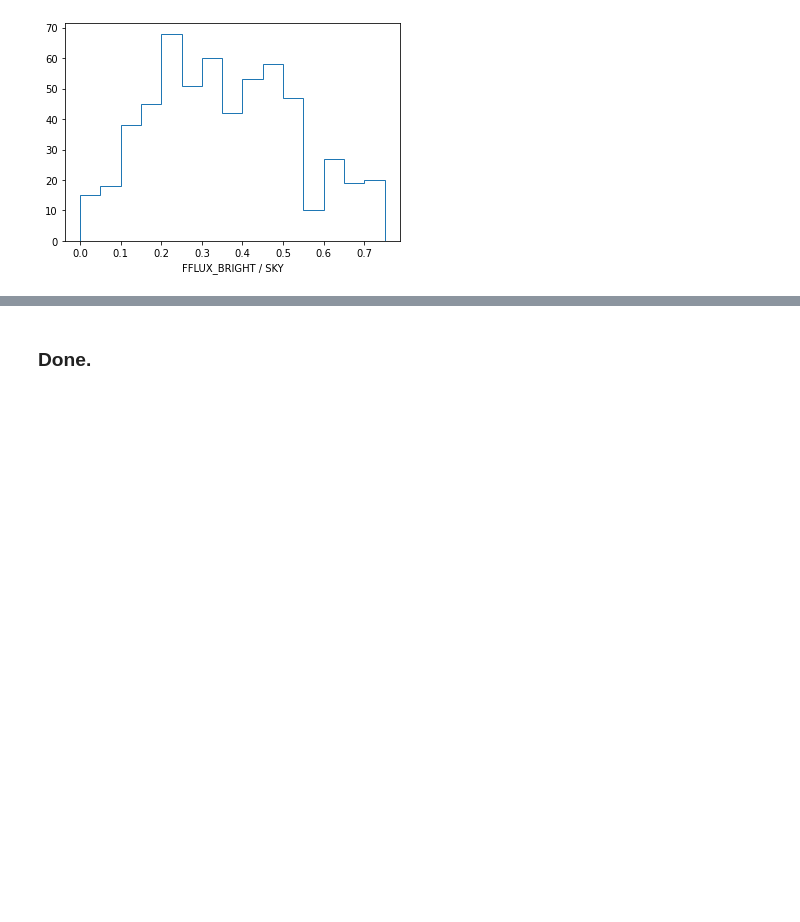
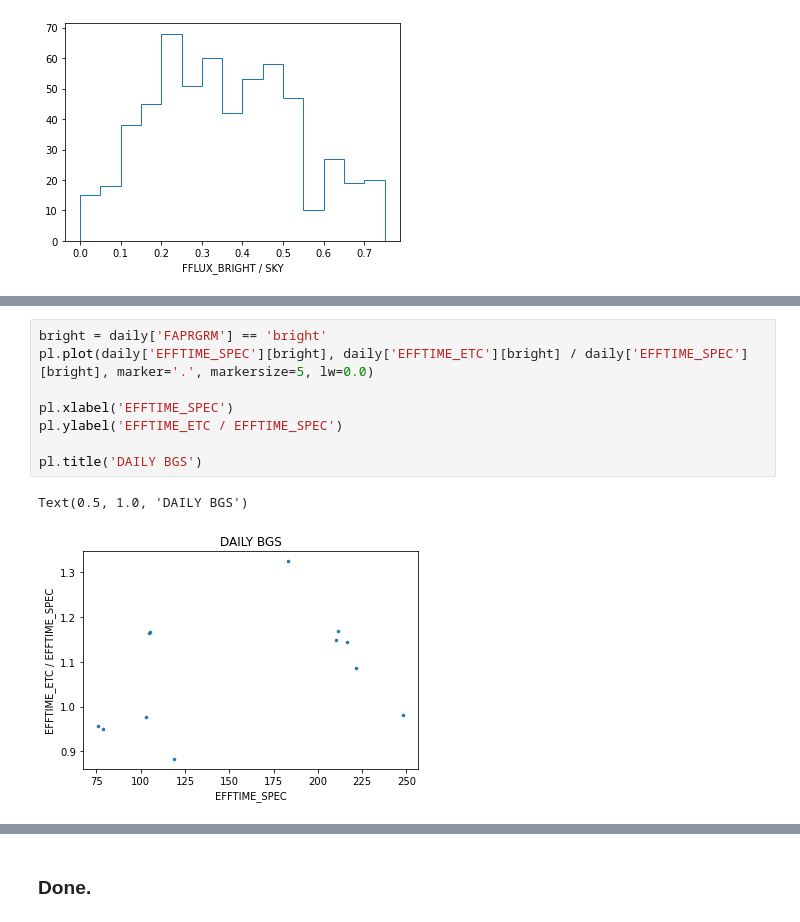
Before and after one commit to michaelJwilson/tsnr-extfiberloss, a Jupyter notebook: gfa-comp.ipynb, the cells around one changed output, grey strips where cells are left out. Saved outputs shown, nothing was run; the diff lists cells and outputs as text; blank space fills up the shorter version.

```diff
--- a/gfa-comp.ipynb
+++ b/gfa-comp.ipynb
@@ -799,0 +839,11 @@ Text(0.5, 0, 'FFLUX_BRIGHT / SKY')
+# %%
+bright = daily['FAPRGRM'] == 'bright'
+pl.plot(daily['EFFTIME_SPEC'][bright], daily['EFFTIME_ETC'][bright] / daily['EFFTIME_SPEC'][bright], marker='.', markersize=5, lw=0.0)
+
+pl.xlabel('EFFTIME_SPEC')
+pl.ylabel('EFFTIME_ETC / EFFTIME_SPEC')
+
+pl.title('DAILY BGS')
+# %% [output]
+Text(0.5, 1.0, 'DAILY BGS')
+[figure, added]
```
Also changed, not shown: parts of 12 cells of this notebook, 2 other files.
